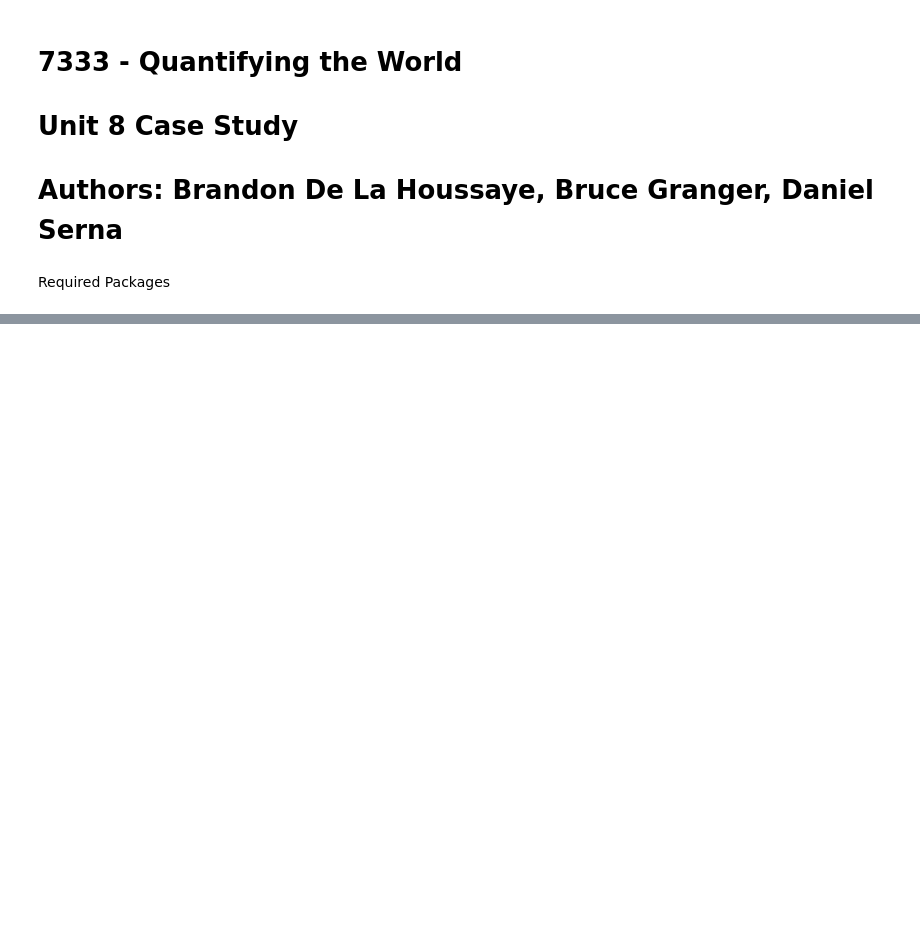
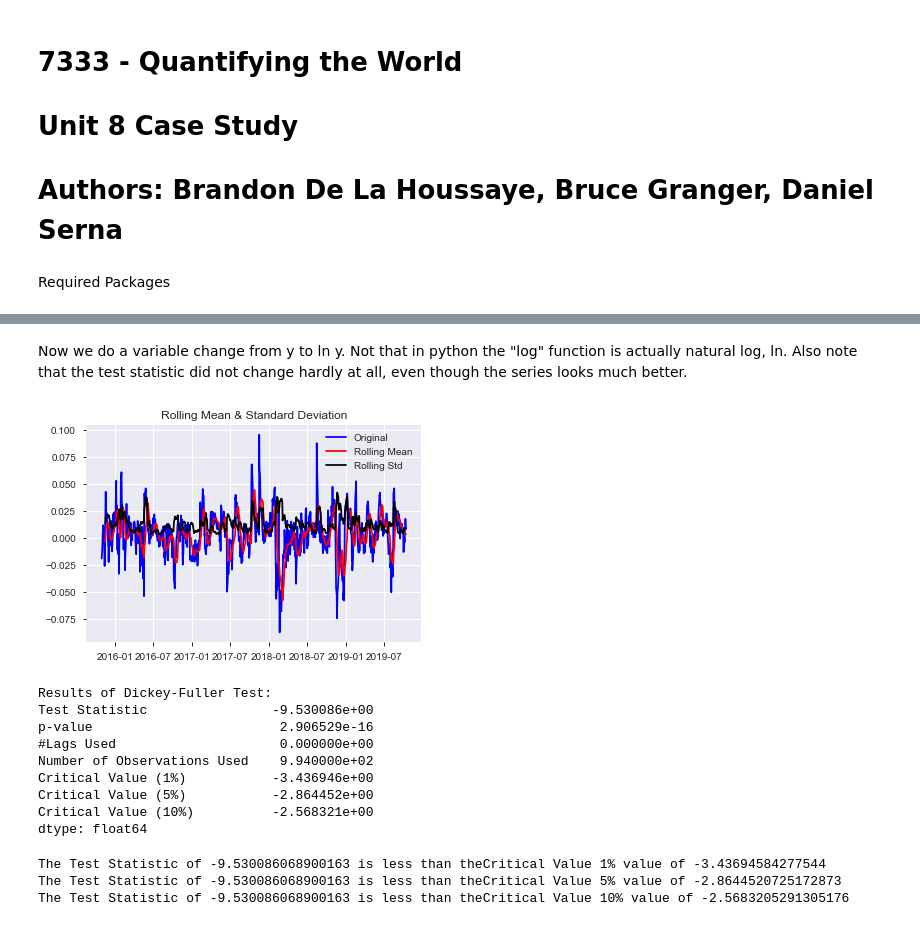
Before and after one commit to bdelahoussaye/Quantifying_case8, a Jupyter notebook: 7333_Unit8_CaseStudy_Granger.ipynb, the cells around one changed output, grey strips where cells are left out. Saved outputs shown, nothing was run; the diff lists cells and outputs as text; code cells hidden in the pictures; blank space fills up the shorter version.

```diff
--- a/7333_Unit8_CaseStudy_Granger.ipynb
+++ b/7333_Unit8_CaseStudy_Granger.ipynb
@@ -50,0 +149,24 @@ profile
+# %% [markdown]
+Now we do a variable change from y to ln y.  Not that in python the "log" function is actually natural log, ln.  Also note that the test statistic did not change hardly at all, even though the series looks much better.
+# %%
+log_wmt_stock = np.log(wmt_stock)
+log_moving_avg = log_wmt_stock.rolling(12).mean()
+log_no_trend = log_wmt_stock - log_moving_avg
+test_stationarity(log_no_trend.dropna())
+# %% [output]
+[figure, added]
+Results of Dickey-Fuller Test:
+Test Statistic                -9.530086e+00
+p-value                        2.906529e-16
+#Lags Used                     0.000000e+00
+Number of Observations Used    9.940000e+02
+Critical Value (1%)           -3.436946e+00
+Critical Value (5%)           -2.864452e+00
+Critical Value (10%)          -2.568321e+00
+dtype: float64
+# %%
+test_stat_vs_crit_val()
+# %% [output]
+The Test Statistic of -9.530086068900163 is less than theCritical Value 1% value of -3.43694584277544
+The Test Statistic of -9.530086068900163 is less than theCritical Value 5% value of -2.8644520725172873
+The Test Statistic of -9.530086068900163 is less than theCritical Value 10% value of -2.5683205291305176
```
Also changed, not shown: parts of 36 cells of this notebook, 1 other file.
